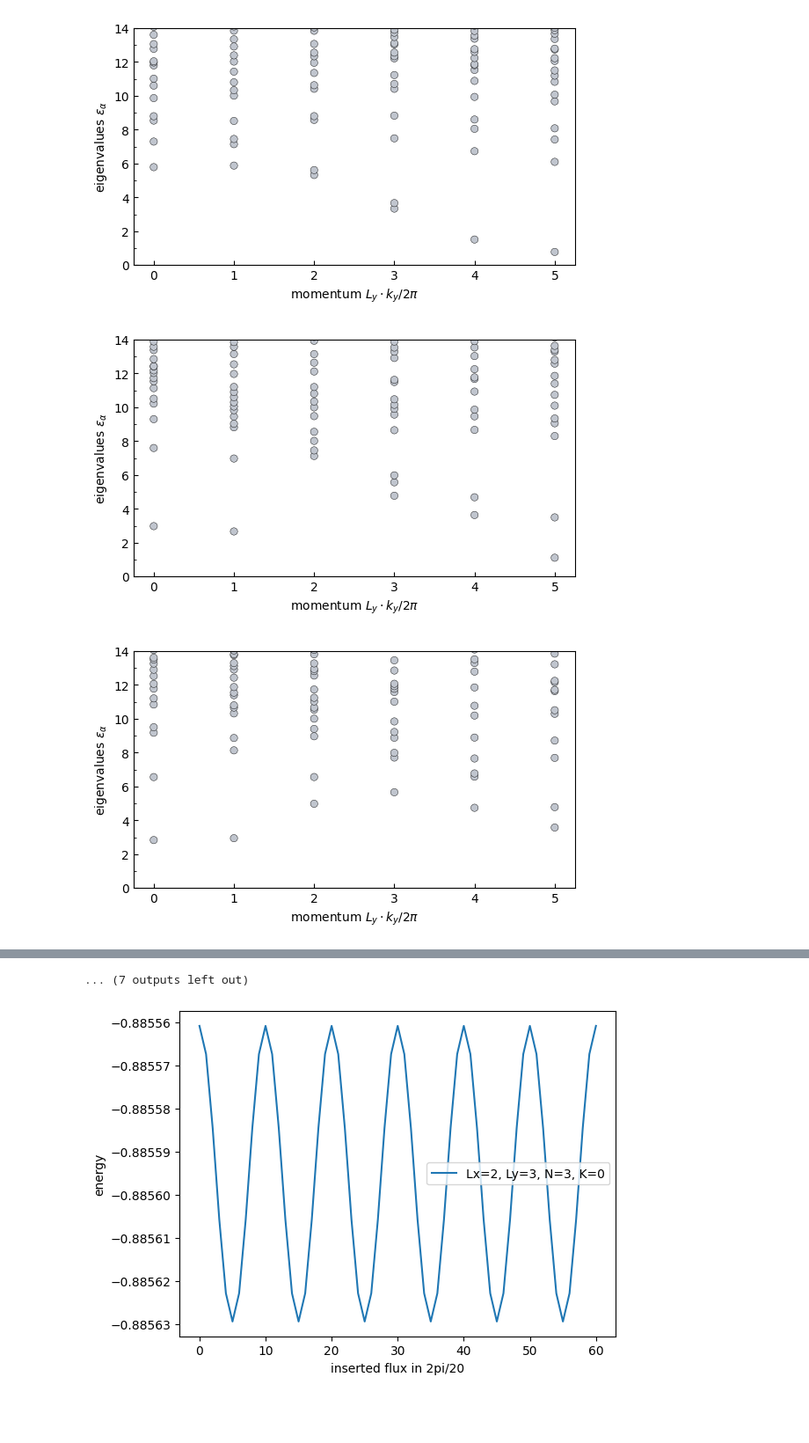
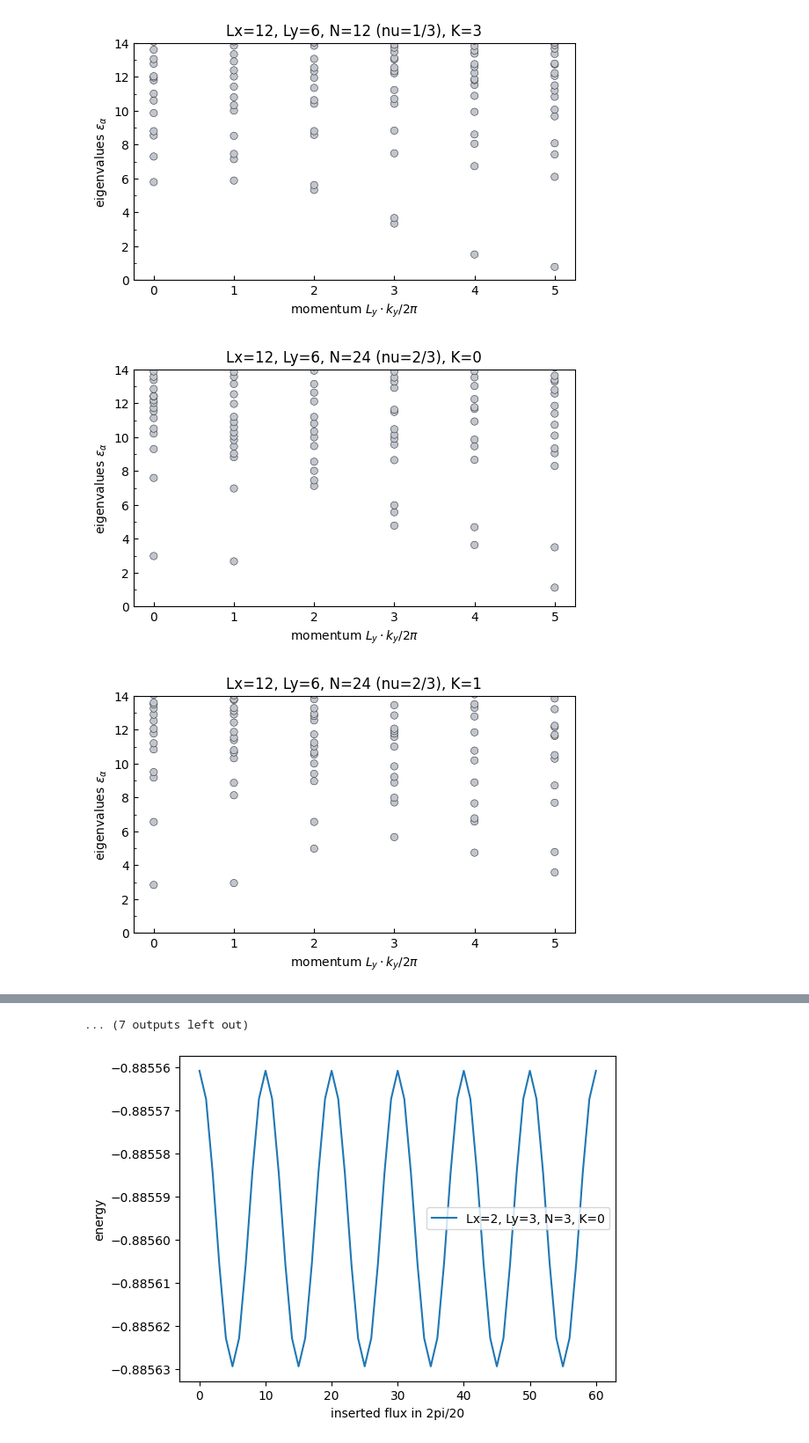
Before and after one commit to TZacha2001/PresentationForMeetings, a Jupyter notebook: plot_entanglement_spectrum.ipynb, the cells around one changed output, grey strips where cells are left out. Shown at 88% size. Saved outputs shown, nothing was run; the diff lists cells and outputs as text; code cells hidden in the pictures; blank space fills up the shorter version.

```diff
--- a/plot_entanglement_spectrum.ipynb
+++ b/plot_entanglement_spectrum.ipynb
@@ -43,7 +43,7 @@ Build Dependencies:
   - AVX512_ICL
   - AVX512_SPR
 # %%
-def plot_ent_spect_color(ax, ent_spect, Ly, PRINT=False, permute=[], counting=[], Q=0):
+def plot_ent_spect_color(ax, ent_spect, Label, Ly, PRINT=False, permute=[], counting=[], Q=0):
     """
     Plot entanglement spectrum for a single charge sector Q as colored scatter points vs momentum.
 
@@ -101,7 +101,7 @@ def plot_ent_spect_color(ax, ent_spect, Ly, PRINT=False, permute=[], counting=[]
     ax.set_xticklabels(labels)
     ax.set_xlabel(r"momentum $L_y \cdot k_y/2\pi$")
     ax.set_ylabel(r"eigenvalues $ \epsilon_\alpha $")
-
+    pl.title(Label)
     pl.show()
 
 
@@ -183,55 +183,57 @@ def plot_ent_spect_allQ(ax, ent_spect, Ly, PRINT=False, permute=[], counting=[],
 # %%
 loc = '/home/t30/all/ge54yin/Documents/MasterThesisFQHinTMDs/MPS_stuff/MPScalculations/'
 #modify as needed
 V = 0.50
 K = 1
 Ly1 = 6
 Ly2 = 3
-fname11_1 = f'extract_xk_Hofst_chi128_Lx2_Ly{Ly1:d}_V{V:.2f}_t-1.00_D0.00_tp-0.25_N6_K3.h5'
-fname21_1 = f'extract_xk_Hofst_chi128_Lx2_Ly{Ly1:d}_V{V:.2f}_t-1.00_D0.00_tp-0.25_N4_K3.h5'
-fname31_1 = f'extract_xk_Hofst_chi128_Lx2_Ly{Ly1:d}_V{V:.2f}_t-1.00_D0.00_tp-0.25_N2_K3.h5'
+fname11_1 = [f'extract_xk_Hofst_chi128_Lx2_Ly{Ly1:d}_V{V:.2f}_t-1.00_D0.00_tp-0.25_N6_K3.h5', 'Lx=2, Ly=6, N=6, K=3']
+fname21_1 = [f'extract_xk_Hofst_chi128_Lx2_Ly{Ly1:d}_V{V:.2f}_t-1.00_D0.00_tp-0.25_N4_K3.h5', 'Lx=2, Ly=6, N=4, K=3']
+fname31_1 = [f'extract_xk_Hofst_chi128_Lx2_Ly{Ly1:d}_V{V:.2f}_t-1.00_D0.00_tp-0.25_N2_K3.h5', 'Lx=2, Ly=6, N=2, K=3']
 
-fname12_1 = f'extract_xk_Hofst_chi256_Lx2_Ly{Ly1:d}_V{V:.2f}_t-1.00_D0.00_tp-0.25_N6_K3.h5'
-fname22_1 = f'extract_xk_Hofst_chi256_Lx2_Ly{Ly1:d}_V{V:.2f}_t-1.00_D0.00_tp-0.25_N4_K3.h5'
-fname32_1 = f'extract_xk_Hofst_chi256_Lx2_Ly{Ly1:d}_V{V:.2f}_t-1.00_D0.00_tp-0.25_N2_K3.h5'
+fname12_1 = [f'extract_xk_Hofst_chi256_Lx2_Ly{Ly1:d}_V{V:.2f}_t-1.00_D0.00_tp-0.25_N6_K3.h5', 'Lx=2, Ly=6, N=6, K=3']
+fname22_1 = [f'extract_xk_Hofst_chi256_Lx2_Ly{Ly1:d}_V{V:.2f}_t-1.00_D0.00_tp-0.25_N4_K3.h5', 'Lx=2, Ly=6, N=4, K=3']
+fname32_1 = [f'extract_xk_Hofst_chi256_Lx2_Ly{Ly1:d}_V{V:.2f}_t-1.00_D0.00_tp-0.25_N2_K3.h5', 'Lx=2, Ly=6, N=2, K=3']
 
-fname11_2 = f'extract_xk_Hofst_chi128_Lx2_Ly{Ly2:d}_V{V:.2f}_t-1.00_D0.00_tp-0.25_N3_K2.h5'
-fname21_2 = f'extract_xk_Hofst_chi128_Lx2_Ly{Ly2:d}_V{V:.2f}_t-1.00_D0.00_tp-0.25_N2_K2.h5'
-fname31_2 = f'extract_xk_Hofst_chi128_Lx2_Ly{Ly2:d}_V{V:.2f}_t-1.00_D0.00_tp-0.25_N1_K2.h5'
+fname11_2 = [f'extract_xk_Hofst_chi128_Lx2_Ly{Ly2:d}_V{V:.2f}_t-1.00_D0.00_tp-0.25_N3_K2.h5', 'Lx=2, Ly=3, N=3, K=2']
+fname21_2 = [f'extract_xk_Hofst_chi128_Lx2_Ly{Ly2:d}_V{V:.2f}_t-1.00_D0.00_tp-0.25_N2_K2.h5', 'Lx=2, Ly=3, N=2, K=2']
+fname31_2 = [f'extract_xk_Hofst_chi128_Lx2_Ly{Ly2:d}_V{V:.2f}_t-1.00_D0.00_tp-0.25_N1_K2.h5', 'Lx=2, Ly=3, N=1, K=2']
 
-fname12_2 = f'extract_xk_Hofst_chi256_Lx2_Ly{Ly2:d}_V{V:.2f}_t-1.00_D0.00_tp-0.25_N3_K2.h5'
-fname22_2 = f'extract_xk_Hofst_chi256_Lx2_Ly{Ly2:d}_V{V:.2f}_t-1.00_D0.00_tp-0.25_N2_K2.h5'
-fname32_2 = f'extract_xk_Hofst_chi256_Lx2_Ly{Ly2:d}_V{V:.2f}_t-1.00_D0.00_tp-0.25_N1_K2.h5'
+fname12_2 = [f'extract_xk_Hofst_chi256_Lx2_Ly{Ly2:d}_V{V:.2f}_t-1.00_D0.00_tp-0.25_N3_K2.h5', 'Lx=2, Ly=3, N=3, K=2']
+fname22_2 = [f'extract_xk_Hofst_chi256_Lx2_Ly{Ly2:d}_V{V:.2f}_t-1.00_D0.00_tp-0.25_N2_K2.h5', 'Lx=2, Ly=3, N=2, K=2']
+fname32_2 = [f'extract_xk_Hofst_chi256_Lx2_Ly{Ly2:d}_V{V:.2f}_t-1.00_D0.00_tp-0.25_N1_K2.h5', 'Lx=2, Ly=3, N=1, K=2']
 
-f_name_1_K3_N12_Lx12_Ly6 = 'entspec_xk_Hofst_BL_pi_2_chi600_Lx12_Ly6__K3_N12.h5'
-f_name_2_K0_N24_Lx12_Ly6 = 'entspec_xk_Hofst_BL_pi_2_chi600_Lx12_Ly6__K0_N24.h5'
-f_name_2_K1_N24_Lx12_Ly6 = 'entspec_xk_Hofst_BL_pi_2_chi600_Lx12_Ly6__K1_N24.h5'
-f_name_2_K2_N24_Lx12_Ly6 = 'entspec_xk_Hofst_BL_pi_2_chi600_Lx12_Ly6__K2_N24.h5'
-f_name_2_K3_N24_Lx12_Ly6 = 'entspec_xk_Hofst_BL_pi_2_chi600_Lx12_Ly6__K3_N24.h5'
-f_name_2_K4_N24_Lx12_Ly6 = 'entspec_xk_Hofst_BL_pi_2_chi600_Lx12_Ly6__K4_N24.h5'
-f_name_2_K5_N24_Lx12_Ly6 = 'entspec_xk_Hofst_BL_pi_2_chi600_Lx12_Ly6__K5_N24.h5'
+f_name_1_K3_N12_Lx12_Ly6 = ['entspec_xk_Hofst_BL_pi_2_chi600_Lx12_Ly6__K3_N12.h5', 'Lx=12, Ly=6, N=12 (nu=1/3), K=3']
+f_name_2_K0_N24_Lx12_Ly6 = ['entspec_xk_Hofst_BL_pi_2_chi600_Lx12_Ly6__K0_N24.h5', 'Lx=12, Ly=6, N=24 (nu=2/3), K=0']
+f_name_2_K1_N24_Lx12_Ly6 = ['entspec_xk_Hofst_BL_pi_2_chi600_Lx12_Ly6__K1_N24.h5', 'Lx=12, Ly=6, N=24 (nu=2/3), K=1']
+f_name_2_K2_N24_Lx12_Ly6 = ['entspec_xk_Hofst_BL_pi_2_chi600_Lx12_Ly6__K2_N24.h5', 'Lx=12, Ly=6, N=24 (nu=2/3), K=2']
+f_name_2_K3_N24_Lx12_Ly6 = ['entspec_xk_Hofst_BL_pi_2_chi600_Lx12_Ly6__K3_N24.h5', 'Lx=12, Ly=6, N=24 (nu=2/3), K=3']
+f_name_2_K4_N24_Lx12_Ly6 = ['entspec_xk_Hofst_BL_pi_2_chi600_Lx12_Ly6__K4_N24.h5', 'Lx=12, Ly=6, N=24 (nu=2/3), K=4']
+f_name_2_K5_N24_Lx12_Ly6 = ['entspec_xk_Hofst_BL_pi_2_chi600_Lx12_Ly6__K5_N24.h5', 'Lx=12, Ly=6, N=24 (nu=2/3), K=5']
 
 fname_list1 = [f_name_1_K3_N12_Lx12_Ly6, f_name_2_K0_N24_Lx12_Ly6, f_name_2_K1_N24_Lx12_Ly6, f_name_2_K2_N24_Lx12_Ly6, f_name_2_K3_N24_Lx12_Ly6, f_name_2_K4_N24_Lx12_Ly6, f_name_2_K5_N24_Lx12_Ly6, fname11_1, fname12_1, fname21_1, fname22_1, fname31_1, fname32_1]
 fname_list2 = [fname11_2, fname12_2, fname21_2, fname22_2, fname31_2, fname32_2]
 
 for fname in fname_list1:
-    data = load_data_h5(loc+fname)
+    data = load_data_h5(loc+fname[0])
     entspec = data['ent_spect']
     fig = pl.figure(figsize=(4*(1+np.sqrt(5))/2, 7/2))#,gridspec_kw={'height_ratios': [(1+np.sqrt(5))/2, 1]})
+    label=fname[1]
     ax = pl.gca()
     ax.set_ylim(0, 14)
     permute = np.arange(Ly1)
-    plot_ent_spect_color(ax, entspec, Ly1, PRINT=False, permute=permute)
+    plot_ent_spect_color(ax, entspec, label, Ly1, PRINT=False, permute=permute)
 
 for fname in fname_list2:
-    data = load_data_h5(loc+fname)
+    data = load_data_h5(loc+fname[0])
     entspec = data['ent_spect']
     fig = pl.figure(figsize=(4*(1+np.sqrt(5))/2, 7/2))#,gridspec_kw={'height_ratios': [(1+np.sqrt(5))/2, 1]})
+    label=fname[1]
     ax = pl.gca()
     ax.set_ylim(0, 28)
     permute = np.arange(Ly2)
-    plot_ent_spect_color(ax, entspec, Ly2, PRINT=False, permute=permute)
+    plot_ent_spect_color(ax, entspec, label, Ly2, PRINT=False, permute=permute)
 # %% [output]
-[figure, old version]
+[figure, new version]
-[figure, old version]
+[figure, new version]
-[figure, old version]
+[figure, new version]
```
Also changed, not shown: parts of 2 cells of this notebook.
